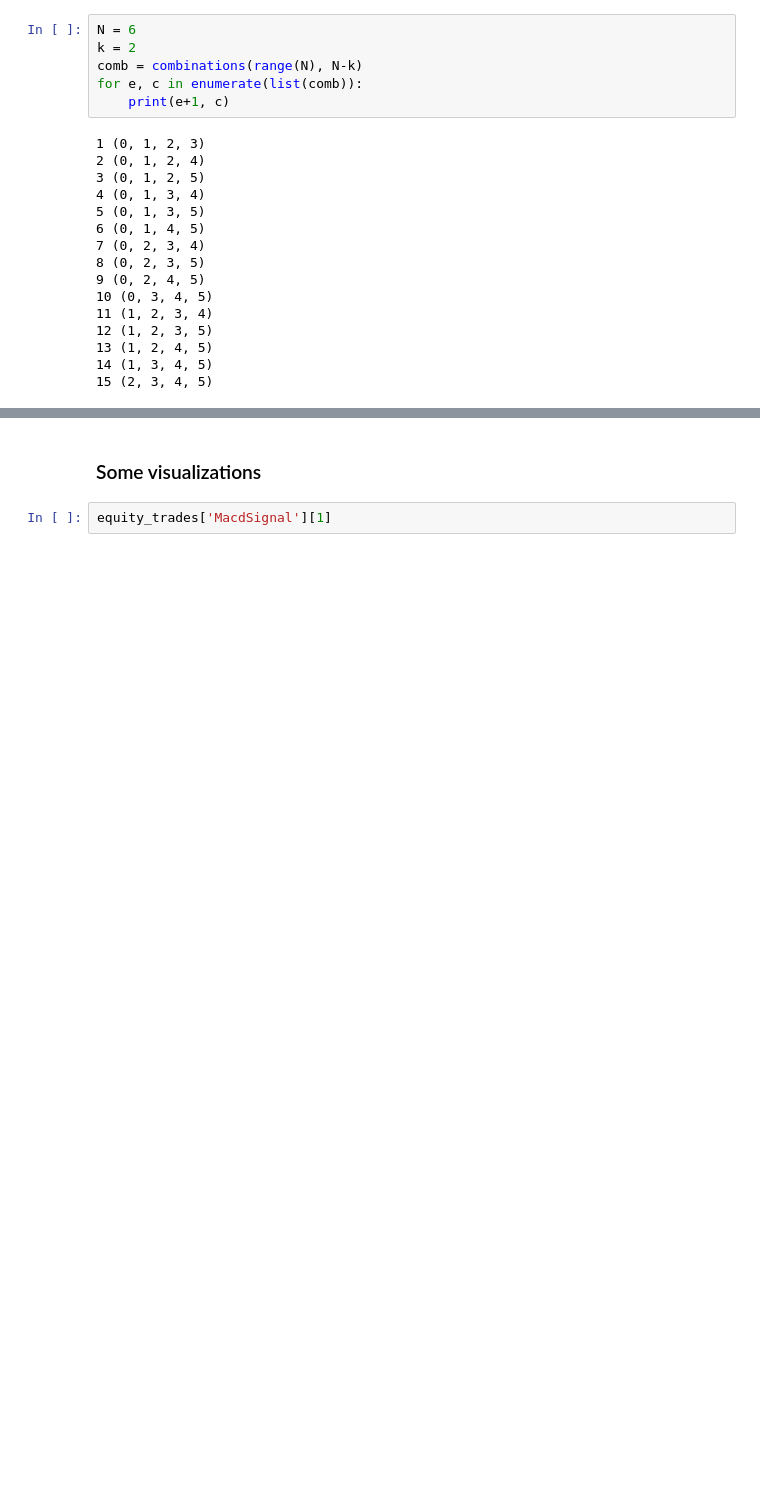
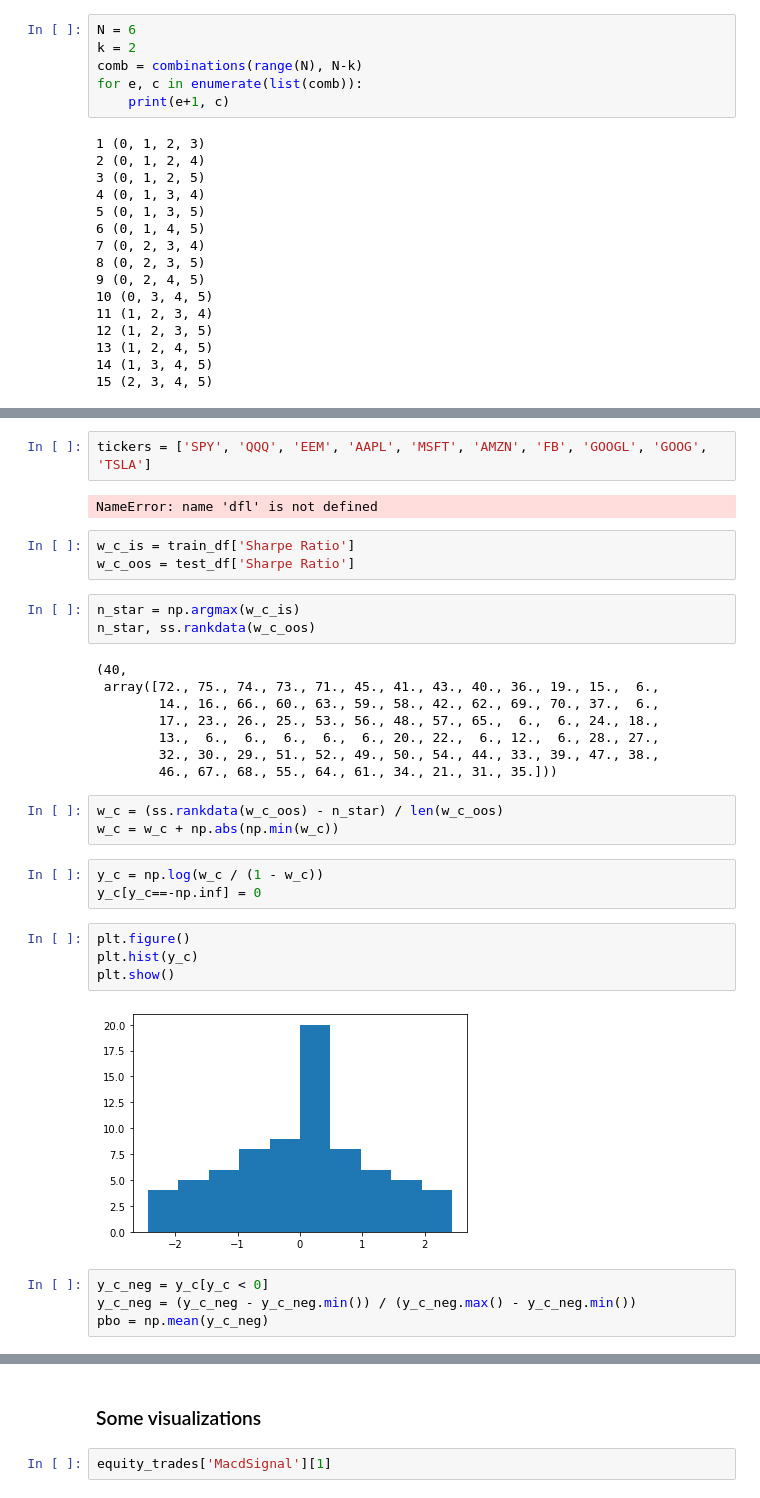
Before and after one commit to evelynyou/capstone_indicators, a Jupyter notebook: productionize.ipynb, the cells around one changed output, grey strips where cells are left out. Saved outputs shown, nothing was run; the diff lists cells and outputs as text; blank space fills up the shorter version.

```diff
--- a/productionize.ipynb
+++ b/productionize.ipynb
@@ -322,0 +277,34 @@ for d in display:
+# %%
+tickers = ['SPY', 'QQQ', 'EEM', 'AAPL', 'MSFT', 'AMZN', 'FB', 'GOOGL', 'GOOG', 'TSLA']
+# %% [output]
+NameError: name 'dfl' is not defined
+# %%
+w_c_is = train_df['Sharpe Ratio']
+w_c_oos = test_df['Sharpe Ratio']
+# %%
+n_star = np.argmax(w_c_is)
+n_star, ss.rankdata(w_c_oos)
+# %% [output]
+(40,
+ array([72., 75., 74., 73., 71., 45., 41., 43., 40., 36., 19., 15.,  6.,
+        14., 16., 66., 60., 63., 59., 58., 42., 62., 69., 70., 37.,  6.,
+        17., 23., 26., 25., 53., 56., 48., 57., 65.,  6.,  6., 24., 18.,
+        13.,  6.,  6.,  6.,  6.,  6., 20., 22.,  6., 12.,  6., 28., 27.,
+        32., 30., 29., 51., 52., 49., 50., 54., 44., 33., 39., 47., 38.,
+        46., 67., 68., 55., 64., 61., 34., 21., 31., 35.]))
+# %%
+w_c = (ss.rankdata(w_c_oos) - n_star) / len(w_c_oos)
+w_c = w_c + np.abs(np.min(w_c))
+# %%
+y_c = np.log(w_c / (1 - w_c))
+y_c[y_c==-np.inf] = 0
+# %%
+plt.figure()
+plt.hist(y_c)
+plt.show()
+# %% [output]
+[figure, added]
+# %%
+y_c_neg = y_c[y_c < 0]
+y_c_neg = (y_c_neg - y_c_neg.min()) / (y_c_neg.max() - y_c_neg.min())
+pbo = np.mean(y_c_neg)
```
Also changed, not shown: parts of 19 cells of this notebook, 1 other file.
